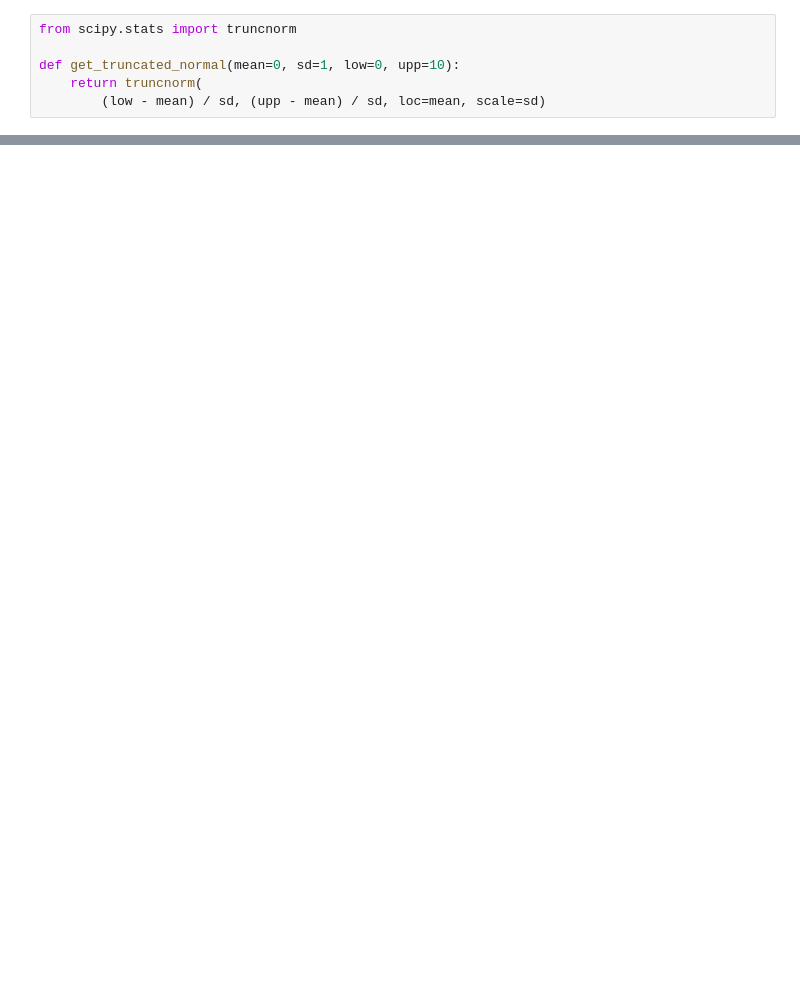
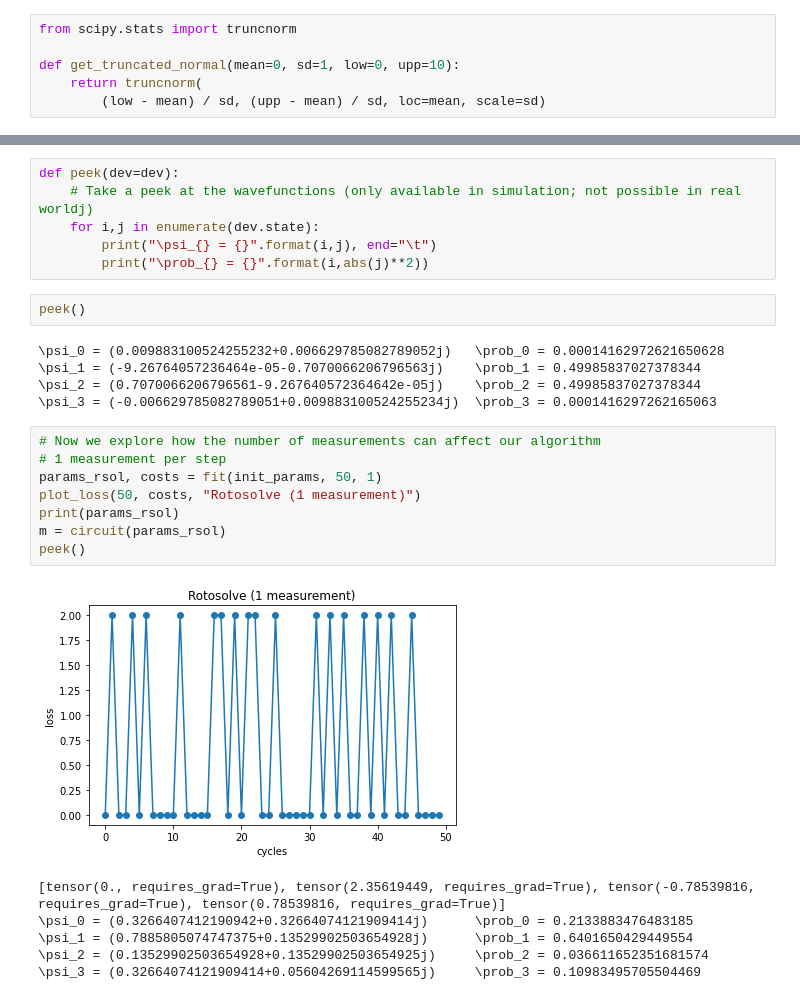
Before and after one commit to TDHTTTT/learn-bell, a Jupyter notebook: pennylane.ipynb, the cells around one changed output, grey strips where cells are left out. Cells and saved outputs as stored; diff of their text form; blank space fills up the shorter version.

```diff
--- a/pennylane.ipynb
+++ b/pennylane.ipynb
@@ -137,0 +131,28 @@ print(circuit(params_gd))
+# %%
+def peek(dev=dev):
+    # Take a peek at the wavefunctions (only available in simulation; not possible in real worldj)
+    for i,j in enumerate(dev.state):
+        print("\psi_{} = {}".format(i,j), end="\t")
+        print("\prob_{} = {}".format(i,abs(j)**2))
+# %%
+peek()
+# %% [output]
+\psi_0 = (0.009883100524255232+0.006629785082789052j)   \prob_0 = 0.00014162972621650628
+\psi_1 = (-9.26764057236464e-05-0.7070066206796563j)    \prob_1 = 0.49985837027378344
+\psi_2 = (0.7070066206796561-9.267640572364642e-05j)    \prob_2 = 0.49985837027378344
+\psi_3 = (-0.006629785082789051+0.009883100524255234j)  \prob_3 = 0.0001416297262165063
+# %%
+# Now we explore how the number of measurements can affect our algorithm
+# 1 measurement per step
+params_rsol, costs = fit(init_params, 50, 1)
+plot_loss(50, costs, "Rotosolve (1 measurement)")
+print(params_rsol)
+m = circuit(params_rsol)
+peek()
+# %% [output]
+[figure, added]
+[tensor(0., requires_grad=True), tensor(2.35619449, requires_grad=True), tensor(-0.78539816, requires_grad=True), tensor(0.78539816, requires_grad=True)]
+\psi_0 = (0.3266407412190942+0.32664074121909414j)      \prob_0 = 0.2133883476483185
+\psi_1 = (0.7885805074747375+0.13529902503654928j)      \prob_1 = 0.6401650429449554
+\psi_2 = (0.13529902503654928+0.13529902503654925j)     \prob_2 = 0.036611652351681574
+\psi_3 = (0.32664074121909414+0.05604269114599565j)     \prob_3 = 0.10983495705504469
```
Also changed, not shown: parts of 15 cells of this notebook.
